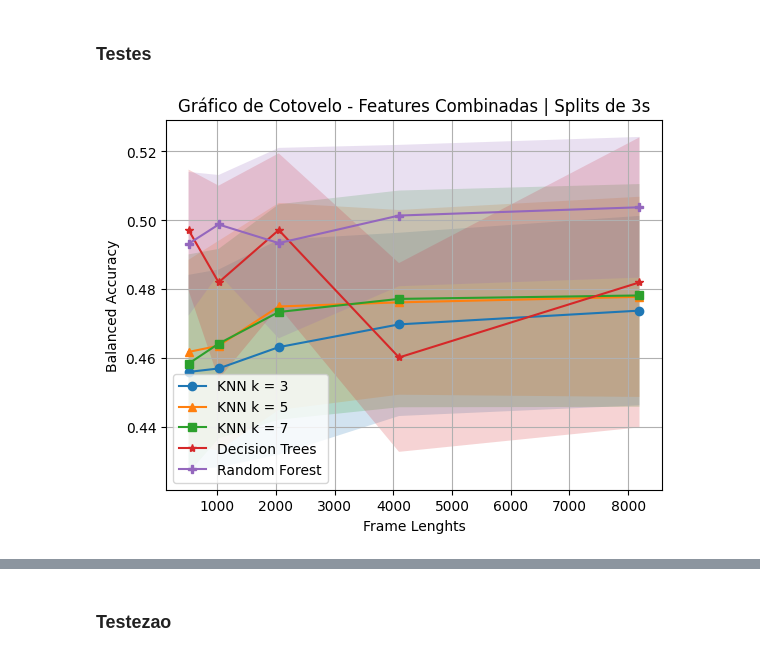
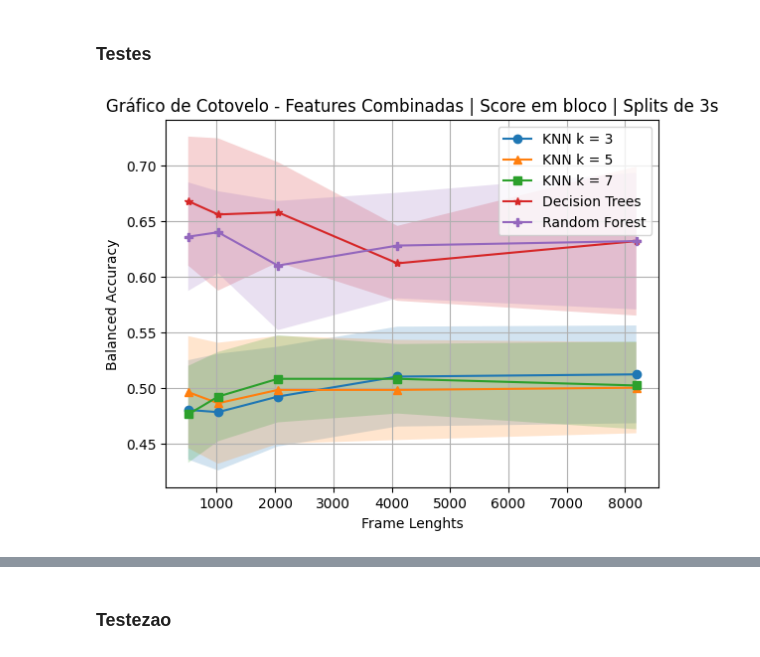
Before and after one commit to andryll/MGR-IC, a Jupyter notebook: codes/ClassificationTestes.ipynb, the cells around one changed output, grey strips where cells are left out. Saved outputs shown, nothing was run; the diff lists cells and outputs as text; code cells hidden in the pictures.

Commit message:
feito o block score

```diff
--- a/codes/ClassificationTestes.ipynb
+++ b/codes/ClassificationTestes.ipynb
@@ -146,7 +158,7 @@ def elbowRF(dflist, seed, n_songs):
 
   return scorelist
 # %%
-def elbowAll(dflist, seed, n_songs):
+def elbowAll(dflist, seed, n_songs, block_score = True):
   scorelistKNN3 = []
   scorelistKNN5 = []
   scorelistKNN7 = []
@@ -168,24 +180,32 @@ def elbowAll(dflist, seed, n_songs):
     Y = df[target]
 
     neigh3.fit(X.iloc[~X.index.isin(test),:], Y.iloc[~Y.index.isin(test)])
-    Y_predict = neigh3.predict(X.iloc[X.index.isin(test),:])
-    scorelistKNN3.append(balanced_accuracy_score(Y.iloc[test], Y_predict))
+    Y_predict3 = neigh3.predict(X.iloc[X.index.isin(test),:])
 
     neigh5.fit(X.iloc[~X.index.isin(test),:], Y.iloc[~Y.index.isin(test)])
-    Y_predict = neigh5.predict(X.iloc[X.index.isin(test),:])
-    scorelistKNN5.append(balanced_accuracy_score(Y.iloc[test], Y_predict))
+    Y_predict5 = neigh5.predict(X.iloc[X.index.isin(test),:])
 
     neigh7.fit(X.iloc[~X.index.isin(test),:], Y.iloc[~Y.index.isin(test)])
-    Y_predict = neigh7.predict(X.iloc[X.index.isin(test),:])
-    scorelistKNN7.append(balanced_accuracy_score(Y.iloc[test], Y_predict))
+    Y_predict7 = neigh7.predict(X.iloc[X.index.isin(test),:])
 
     clf.fit(X.iloc[~X.index.isin(test),:], Y.iloc[~Y.index.isin(test)])
-    Y_predict = clf.predict(X.iloc[X.index.isin(test),:])
-    scorelistDT.append(balanced_accuracy_score(Y.iloc[test], Y_predict))
+    Y_predictDT = clf.predict(X.iloc[X.index.isin(test),:])
 
     rf.fit(X.iloc[~X.index.isin(test),:], Y.iloc[~Y.index.isin(test)])
-    Y_predict = rf.predict(X.iloc[X.index.isin(test),:])
-    scorelistRF.append(balanced_accuracy_score(Y.iloc[test], Y_predict))
+    Y_predictRF = rf.predict(X.iloc[X.index.isin(test),:])
+
+    if block_score == False:
+      scorelistKNN3.append(balanced_accuracy_score(Y.iloc[test], Y_predict3))
+      scorelistKNN5.append(balanced_accuracy_score(Y.iloc[test], Y_predict5))
+      scorelistKNN7.append(balanced_accuracy_score(Y.iloc[test], Y_predict7))
+      scorelistDT.append(balanced_accuracy_score(Y.iloc[test], Y_predictDT))
+      scorelistRF.append(balanced_accuracy_score(Y.iloc[test], Y_predictRF))
+    else:
+      scorelistKNN3.append(blockBalancedScore(Y.iloc[test], Y_predict3, n_songs))
+      scorelistKNN5.append(blockBalancedScore(Y.iloc[test], Y_predict5, n_songs))
+      scorelistKNN7.append(blockBalancedScore(Y.iloc[test], Y_predict7, n_songs))
+      scorelistDT.append(blockBalancedScore(Y.iloc[test], Y_predictDT, n_songs))
+      scorelistRF.append(blockBalancedScore(Y.iloc[test], Y_predictRF, n_songs))
 
   return scorelistKNN3, scorelistKNN5, scorelistKNN7, scorelistDT, scorelistRF
 # %% [markdown]
@@ -220,7 +240,7 @@ seeds = [14, 42, 60, 87, 113, 156, 211, 456, 917, 1001]
 #   rfscores.append(elbowRF(dflist, seed = seed, n_songs=500))
 
 for seed in seeds:
-  knn3, knn5, knn7, dt, rf = elbowAll(dflist, seed = seed, n_songs=500)
+  knn3, knn5, knn7, dt, rf = elbowAll(dflist, seed = seed, n_songs=500, block_score=True)
 
   knnscores3.append(knn3)
   knnscores5.append(knn5)
@@ -248,25 +268,25 @@ for score in scoreslist:
 # %%
 #  Plota o gráfico com as médias das seeds e os desvios padrão
 
 frame_lenghts = [512, 1024, 2048, 4096, 8192]
 labels = ['KNN k = 3', 'KNN k = 5', 'KNN k = 7', 'Decision Trees', 'Random Forest']
 markers = ['o', '^', 's', '*', 'P']
 
 for i in range(len(scoresmeans)):
   plt.plot(frame_lenghts, scoresmeans[i], label = labels[i], marker = markers[i])
   plt.fill_between(frame_lenghts, scoresmeans[i] + scoressds[i], scoresmeans[i] - scoressds[i], alpha = 0.2)
 
 plt.legend()
 plt.grid()
 plt.ylabel('Balanced Accuracy')
 plt.xlabel('Frame Lenghts')
-plt.title('Gráfico de Cotovelo - Features Combinadas | Splits de 3s')
+plt.title('Gráfico de Cotovelo - Features Combinadas | Score em bloco | Splits de 3s')
 
 # Nome do arquivo pra salvar
-plt.savefig('3s.pdf')
+plt.savefig('3s_block.pdf')
 plt.show()
 # %% [output]
-[figure, old version]
+[figure, new version]
 # %%
 print(scoresmeans)
 # %% [output]
```
Also changed, not shown: parts of 6 cells of this notebook.
